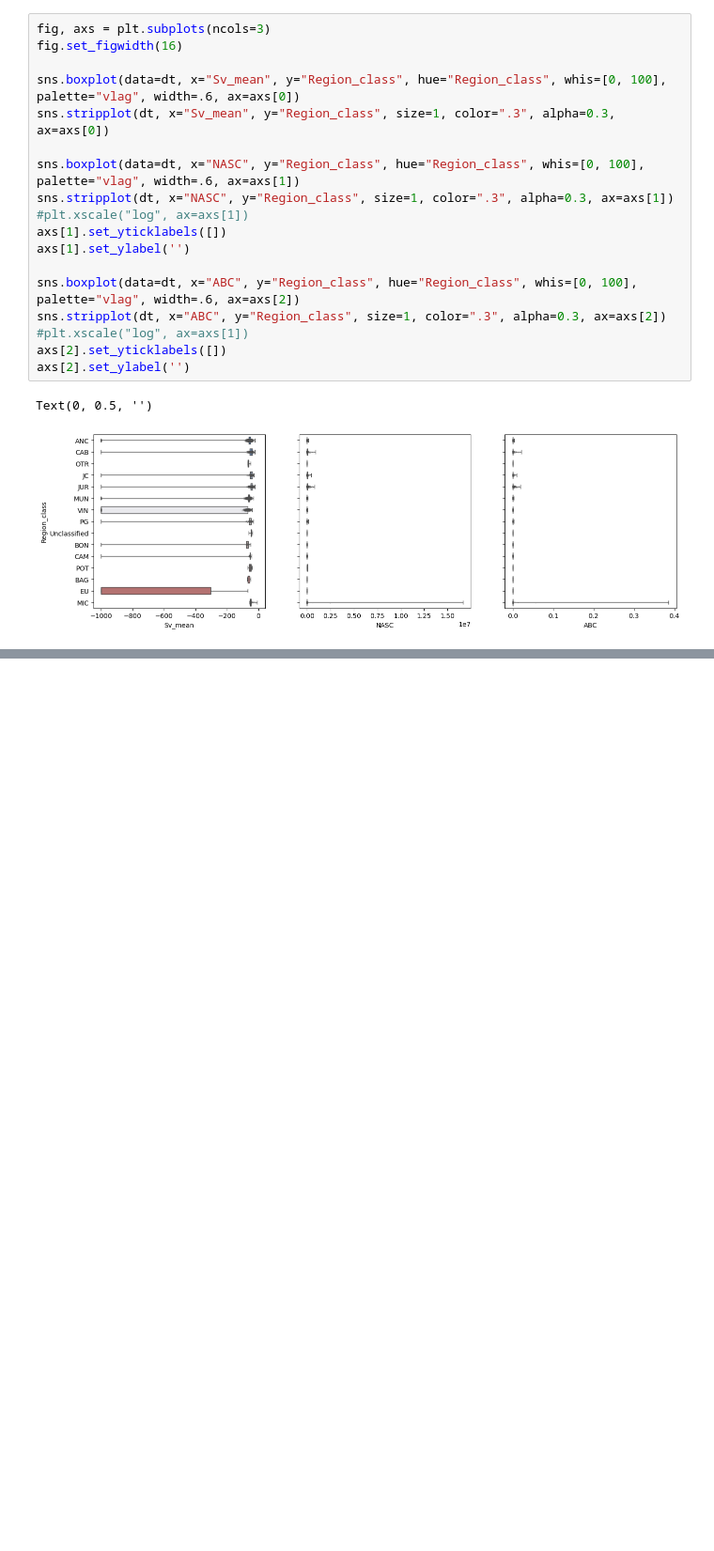
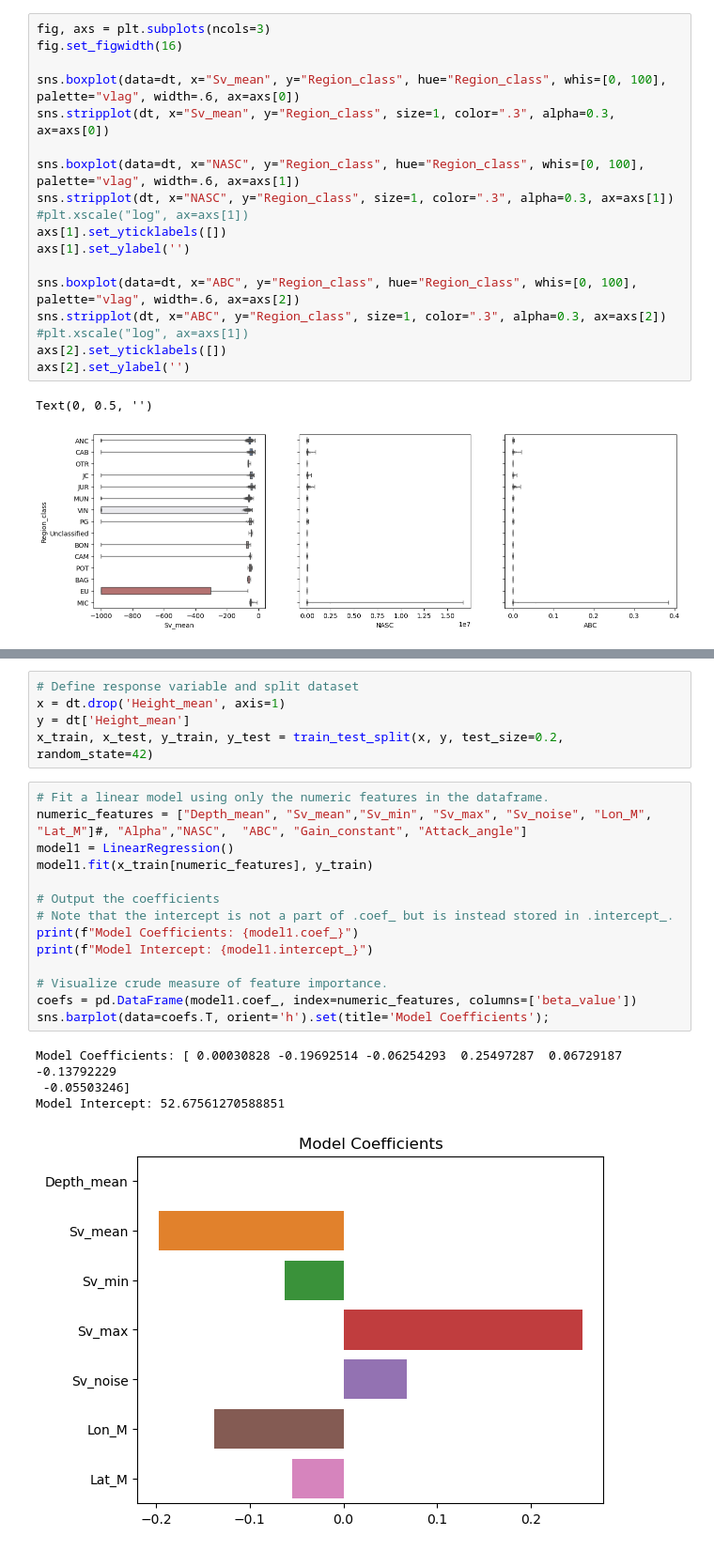
Before and after one commit to jmanitz/code-snippets, a Jupyter notebook: Ocean_capstone/ocean_prog.ipynb, the cells around one changed output, grey strips where cells are left out. Shown: that part at 94% size. Drawn from its saved outputs; the diff is of its cells as text; blank space fills up the shorter version.

Commit message:
Some simple modelling

```diff
--- a/Ocean_capstone/ocean_prog.ipynb
+++ b/Ocean_capstone/ocean_prog.ipynb
@@ -176,0 +190,24 @@ Text(0.5, 0, '')
+# %%
+# Define response variable and split dataset
+x = dt.drop('Height_mean', axis=1)
+y = dt['Height_mean']
+x_train, x_test, y_train, y_test = train_test_split(x, y, test_size=0.2, random_state=42)
+# %%
+# Fit a linear model using only the numeric features in the dataframe.
+numeric_features = ["Depth_mean", "Sv_mean","Sv_min", "Sv_max", "Sv_noise", "Lon_M", "Lat_M"]#, "Alpha","NASC",  "ABC", "Gain_constant", "Attack_angle"]
+model1 = LinearRegression()
+model1.fit(x_train[numeric_features], y_train)
+
+# Output the coefficients
+# Note that the intercept is not a part of .coef_ but is instead stored in .intercept_.
+print(f"Model Coefficients: {model1.coef_}")
+print(f"Model Intercept: {model1.intercept_}")
+
+# Visualize crude measure of feature importance.
+coefs = pd.DataFrame(model1.coef_, index=numeric_features, columns=['beta_value'])
+sns.barplot(data=coefs.T, orient='h').set(title='Model Coefficients');
+# %% [output]
+Model Coefficients: [ 0.00030828 -0.19692514 -0.06254293  0.25497287  0.06729187 -0.13792229
+ -0.05503246]
+Model Intercept: 52.67561270588851
+[figure, added]
```
Also changed, not shown: parts of 12 cells of this notebook.
